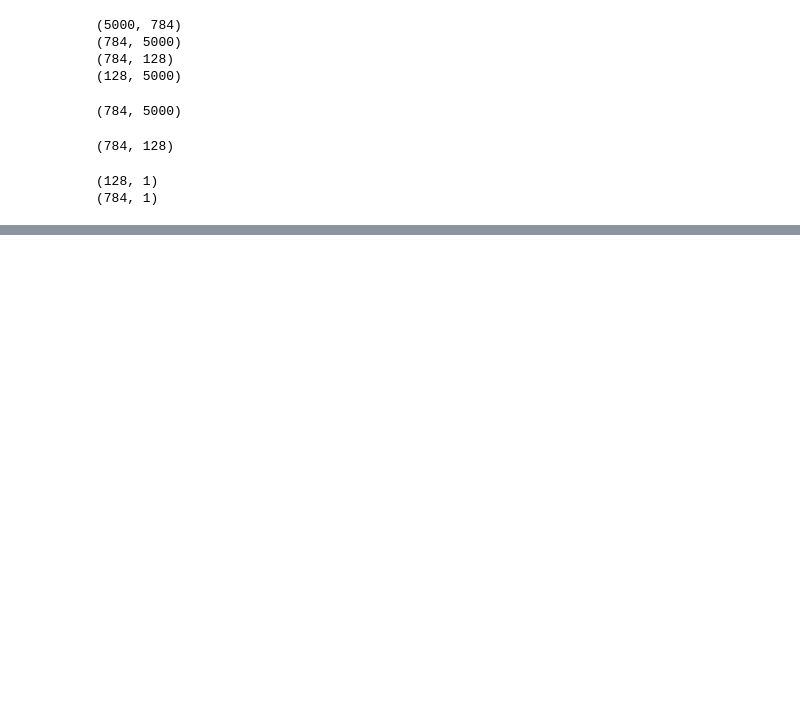
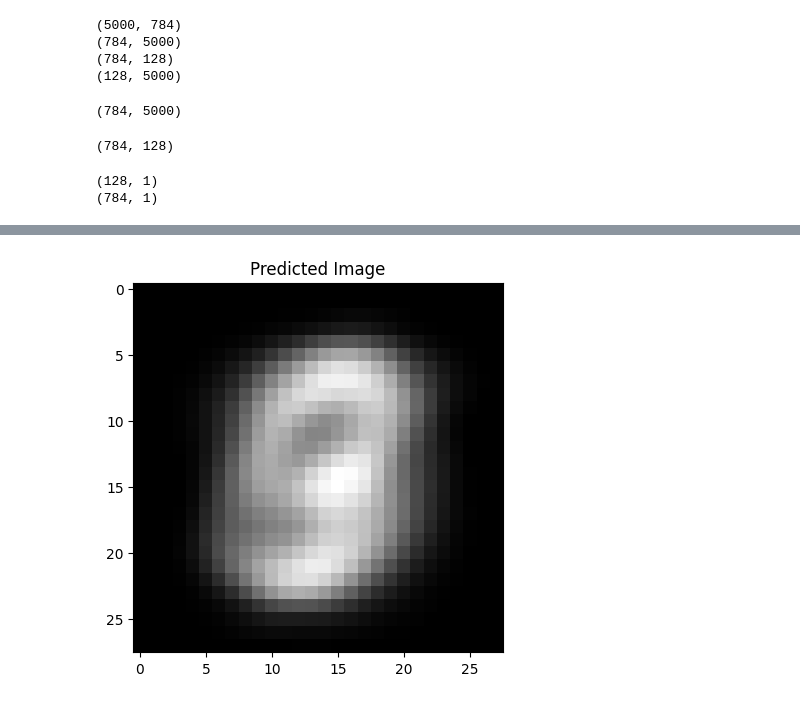
Before and after one commit to awaisnazir08/MNIST-Image-Generation, a Jupyter notebook: 2 layers.ipynb, the cells around one changed output, grey strips where cells are left out. Cells and saved outputs as stored; diff of their text form; code cells hidden in the pictures; blank space fills up the shorter version.

Commit message:
predicting image

```diff
--- a/2 layers.ipynb
+++ b/2 layers.ipynb
@@ -367,7 +365,7 @@ def train(X, y, num_iterations, learning_rate):
 
     return parameters
 
-parameters = train(train_labels, train_images, num_iterations=10000, learning_rate= 0.001)
+parameters = train(train_labels, train_images, num_iterations=400, learning_rate= 0.001)
 # %% [output]
 iteration 0: loss = 543.4273740751004
 iteration 1: loss = 234.14634276691447
@@ -389,0 +387,23 @@ KeyboardInterrupt:
+# %%
+def predict(parameters, label):
+    # Prepare input data (reshape label into a column vector)
+
+    # Perform forward propagation to get output from the neural network
+    output, cache = forward_propagation(label, parameters)
+
+    # Reshape the output into a 28x28 image
+    image = output.reshape((28, 28))
+
+    return image
+
+# Example usage:
+label = np.array([[2]])  # Assuming train_labels contains the label you want to predict
+# %%
+predicted_image = predict(parameters, label)
+
+# Display the predicted image using matplotlib
+plt.imshow(predicted_image, cmap='gray')
+plt.title("Predicted Image")
+plt.show()
+# %% [output]
+[figure, added]
```
Also changed, not shown: parts of 2 cells of this notebook.
